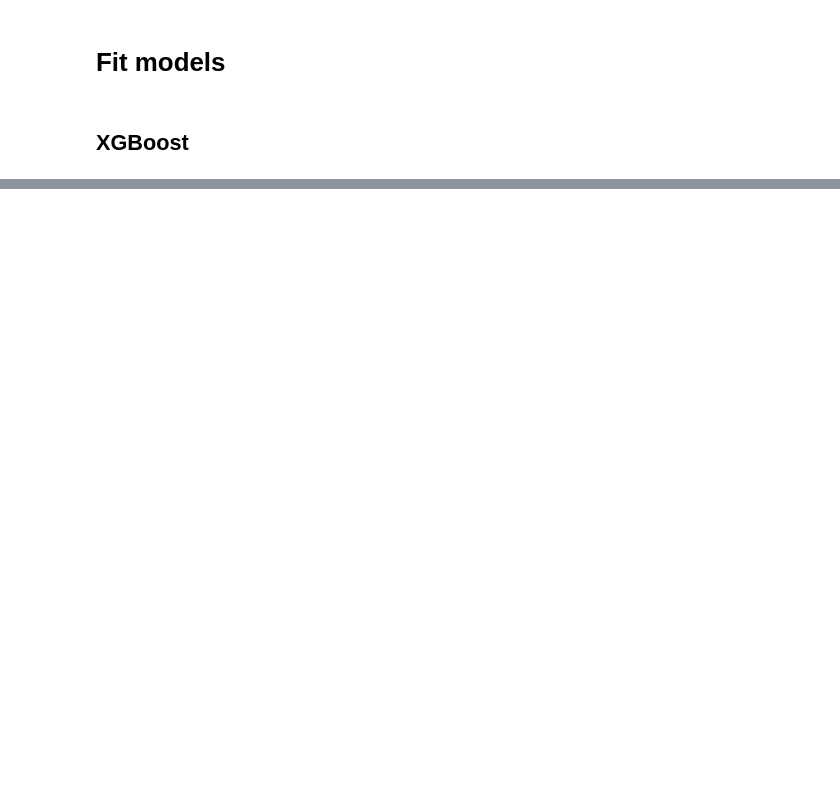
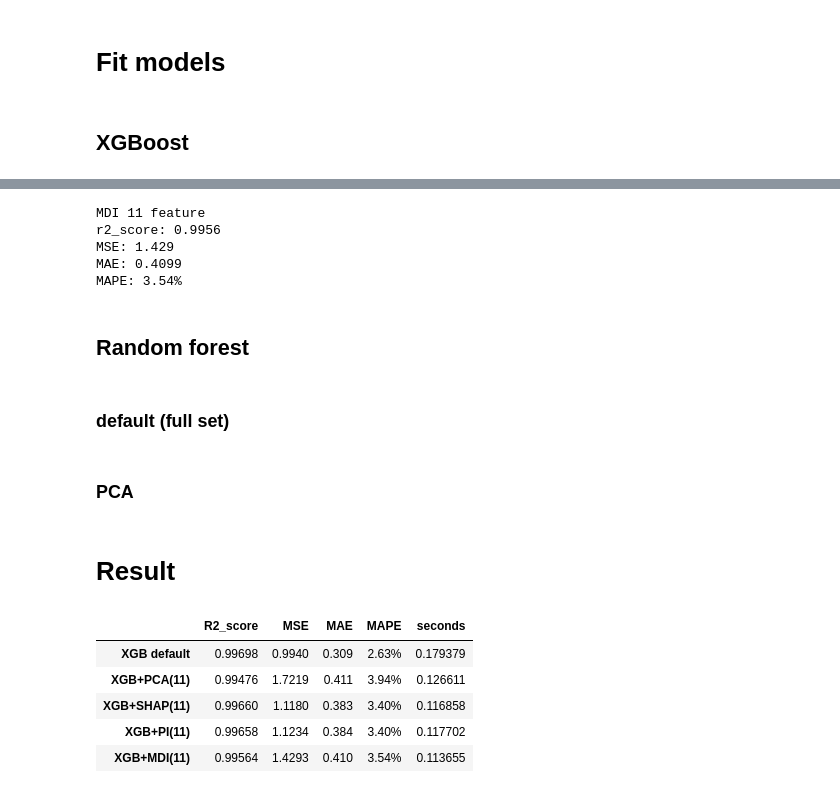
Before and after one commit to caapel/SOFC, a Jupyter notebook: SOFC_analisys.ipynb, the cells around one changed output, grey strips where cells are left out. Drawn from its saved outputs; the diff is of its cells as text; code cells hidden in the pictures; blank space fills up the shorter version.

Commit message:
added time measurement for scripts

```diff
--- a/SOFC_analisys.ipynb
+++ b/SOFC_analisys.ipynb
@@ -325,4 +328,7 @@ feature_importances
 # %% [markdown]
 # Fit models
+# %%
+# dataFrame with search result
+search_result = pd.DataFrame(columns=['R2_score', 'MSE', 'MAE', 'MAPE', 'seconds'])
 # %% [markdown]
 ## XGBoost
@@ -564,0 +544,11 @@ MAPE: 3.54%
+# %%
+search_result.loc[f'XGB+PI({X_train4.shape[1]})'] = (r2_score(y_pred, y_test),
+                                                    MSE(y_pred, y_test),
+                                                    MAE(y_pred, y_test),
+                                                    MAPE(y_pred, y_test),
+                                                    elapsed_time/(len(ParameterGrid(param_grid))*n_splits))
+print(f'PI {X_train4.shape[1]} feature',
+      f'r2_score: {r2_score(y_pred, y_test):.4}',
+      f'MSE: {MSE(y_pred, y_test):.4}',
+      f'MAE: {MAE(y_pred, y_test):.4}',
+      f'MAPE: {MAPE(y_pred, y_test):.2%}', sep='\n')
@@ -564,0 +588,19 @@ MAPE: 3.54%
+# %%
+search_result.loc[f'XGB+MDI({X_train5.shape[1]})'] = (r2_score(y_pred, y_test),
+                                                      MSE(y_pred, y_test),
+                                                      MAE(y_pred, y_test),
+                                                      MAPE(y_pred, y_test),
+                                                      elapsed_time/(len(ParameterGrid(param_grid))*n_splits))
+print(f'MDI {X_train5.shape[1]} feature',
+      f'r2_score: {r2_score(y_pred, y_test):.4}',
+      f'MSE: {MSE(y_pred, y_test):.4}',
+      f'MAE: {MAE(y_pred, y_test):.4}',
+      f'MAPE: {MAPE(y_pred, y_test):.2%}', sep='\n')
+# %% [output]
+MDI 11 feature
+r2_score: 0.9956
+MSE: 1.429
+MAE: 0.4099
+MAPE: 3.54%
+# %% [markdown]
+## Random forest
@@ -564,0 +610,27 @@ MAPE: 3.54%
+# %% [markdown]
+### default (full set)
+# %% [markdown]
+### PCA
+# %% [markdown]
+# Result
+# %%
+df_search_result = search_result.copy()
+
+df_search_result = df_search_result.style.format({'R2_score': '{:.5f}',
+                                                  'MSE': '{:.4f}',
+                                                  'MAE': '{:.3f}',
+                                                  'MAPE': '{:.2%}',
+                                                  'seconds': '{:.6f}'
+                                                 }).background_gradient(cmap=sns.color_palette("vlag", as_cmap=True))
+
+#pd.set_option('display.float_format', lambda x: '%.6f' % x)
+search_result.to_excel('search_result.xlsx', index=True)
+
+df_search_result
+# %% [output]
+|  | R2_score | MSE | MAE | MAPE | seconds |
+| XGB default | 0.99698 | 0.9940 | 0.309 | 2.63% | 0.179379 |
+| XGB+PCA(11) | 0.99476 | 1.7219 | 0.411 | 3.94% | 0.126611 |
+| XGB+SHAP(11) | 0.99660 | 1.1180 | 0.383 | 3.40% | 0.116858 |
+| XGB+PI(11) | 0.99658 | 1.1234 | 0.384 | 3.40% | 0.117702 |
+| XGB+MDI(11) | 0.99564 | 1.4293 | 0.410 | 3.54% | 0.113655 |
```
Also changed, not shown: parts of 41 cells of this notebook, 1 other file.
